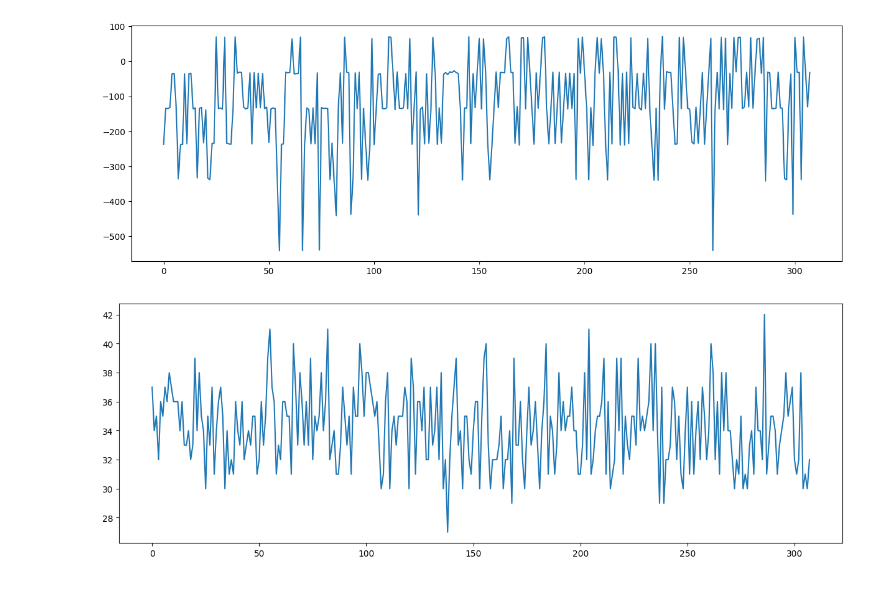
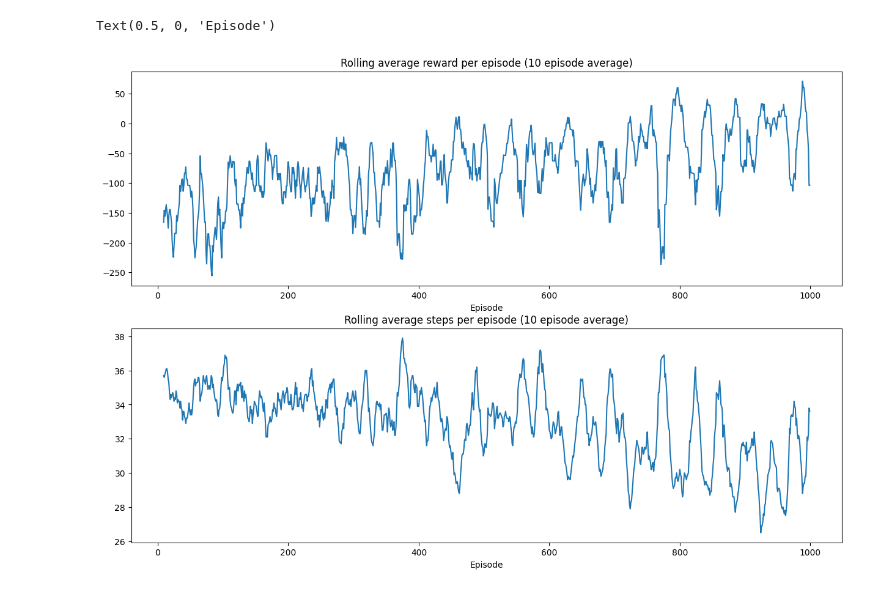
Before and after one commit to Bryce-Davidson/bike-simulation-RL-agent, a Jupyter notebook: plots/training.ipynb, the cells around one changed output. Cells and saved outputs as stored; diff of their text form; code cells hidden in the pictures.

```diff
--- a/plots/training.ipynb
+++ b/plots/training.ipynb
@@ -3,15 +4,25 @@ import pandas as pd
 import matplotlib.pyplot as plt
 
 episodes = pd.read_csv("./logs/DMC-100km-tenByOneKm-05-12-2023_23:50.csv")
-# %%
-plt.figure(figsize=(15, 5))  # Set the figsize to adjust the width and height of the plot
-plt.plot(episodes['episode'], episodes['total_reward'])
-plt.show()
-# %% [output]
-[figure, removed]
-# %%
-plt.figure(figsize=(15, 5))  # Set the figsize to adjust the width and height of the plot
-plt.plot(episodes['episode'], episodes['steps'])
-plt.show()
-# %% [output]
-[figure, removed]
+# %%
+plt.rcParams['figure.figsize'] = [15, 10]
+
+fig, axs = plt.subplots(2, 1)
+
+# Create a rolling average of the total reward per episode``
+episodes['rolling_reward'] = episodes['total_reward'].rolling(10).mean()
+
+axs[0].plot(episodes['episode'], episodes['rolling_reward'])
+axs[0].set_title('Rolling average reward per episode (10 episode average)')
+axs[0].set_xlabel('Episode')
+
+# ---------------------------------------------
+
+episodes['rolling_steps'] = episodes['steps'].rolling(10).mean()
+
+axs[1].plot(episodes['episode'], episodes['rolling_steps'])
+axs[1].set_title('Rolling average steps per episode (10 episode average)')
+axs[1].set_xlabel('Episode')
+# %% [output]
+Text(0.5, 0, 'Episode')
+[figure, added]
```
Also changed, not shown: parts of 1 cell of this notebook, 8 other files.
